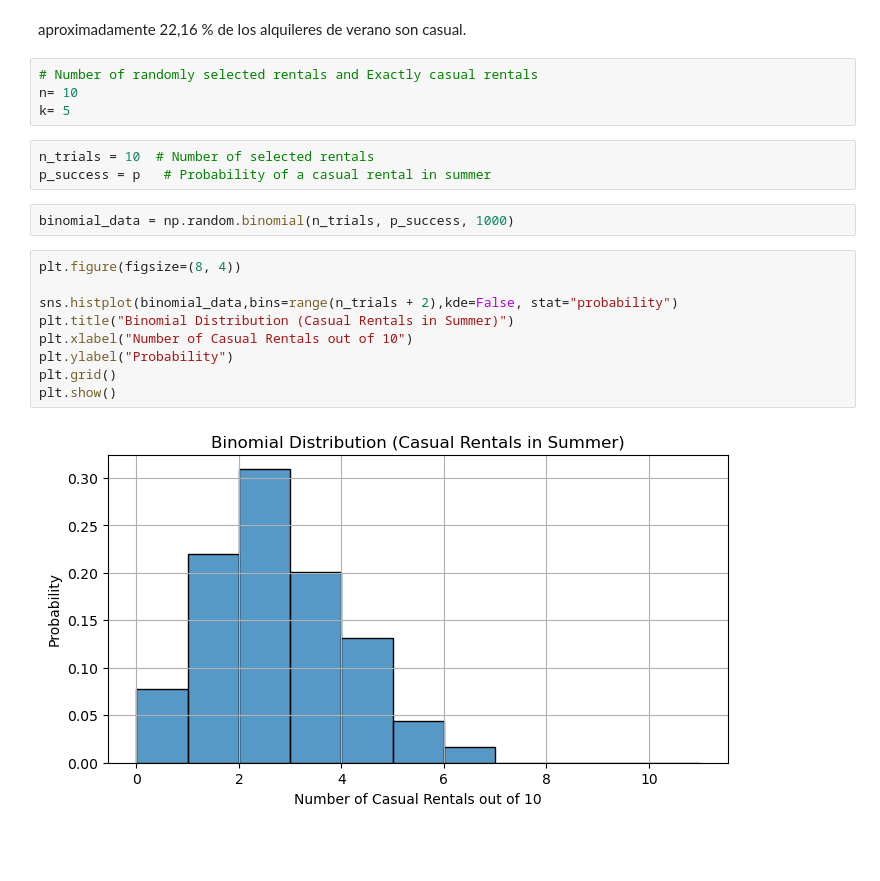
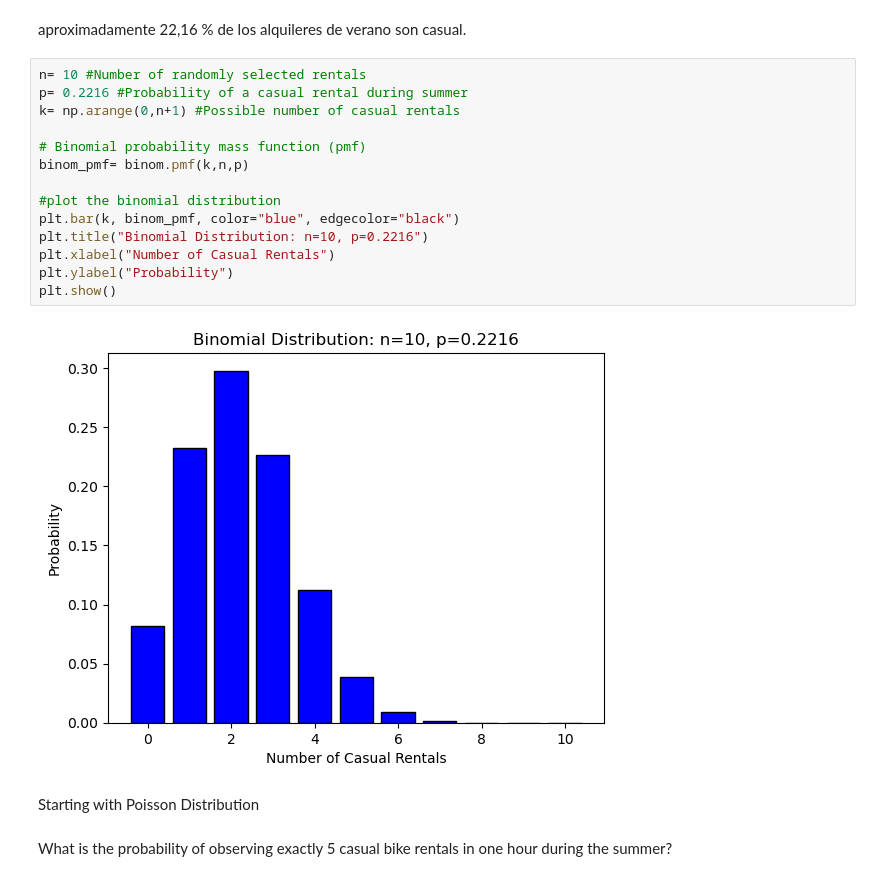
Before and after one commit to 2026623-Student/Statistical-Project, a Jupyter notebook: Bikes_Jupyter.ipynb, the cells around one changed output. Cells and saved outputs as stored; diff of their text form; blank space fills up the shorter version.

```diff
--- a/Bikes_Jupyter.ipynb
+++ b/Bikes_Jupyter.ipynb
@@ -280,23 +316,23 @@ p
 0.22155936985964342
 # %% [markdown]
 aproximadamente 22,16 % de los alquileres de verano son casual.
-# %%
-# Number of randomly selected rentals and Exactly casual rentals
-n= 10
-k= 5
-# %%
-n_trials = 10  # Number of selected rentals
-p_success = p   # Probability of a casual rental in summer
-# %%
-binomial_data = np.random.binomial(n_trials, p_success, 1000)
-# %%
-plt.figure(figsize=(8, 4))
-
-sns.histplot(binomial_data,bins=range(n_trials + 2),kde=False, stat="probability")
-plt.title("Binomial Distribution (Casual Rentals in Summer)")
-plt.xlabel("Number of Casual Rentals out of 10")
-plt.ylabel("Probability")
-plt.grid()
-plt.show()
-# %% [output]
-[figure, removed]
+# %%
+n= 10 #Number of randomly selected rentals
+p= 0.2216 #Probability of a casual rental during summer
+k= np.arange(0,n+1) #Possible number of casual rentals
+
+# Binomial probability mass function (pmf)
+binom_pmf= binom.pmf(k,n,p)
+
+#plot the binomial distribution
+plt.bar(k, binom_pmf, color="blue", edgecolor="black")
+plt.title("Binomial Distribution: n=10, p=0.2216")
+plt.xlabel("Number of Casual Rentals")
+plt.ylabel("Probability")
+plt.show()
+# %% [output]
+[figure, added]
+# %% [markdown]
+Starting with Poisson Distribution
+# %% [markdown]
+What is the probability of observing exactly 5 casual bike rentals in one hour during the summer?
```
Also changed, not shown: parts of 9 cells of this notebook, 1 other file.
